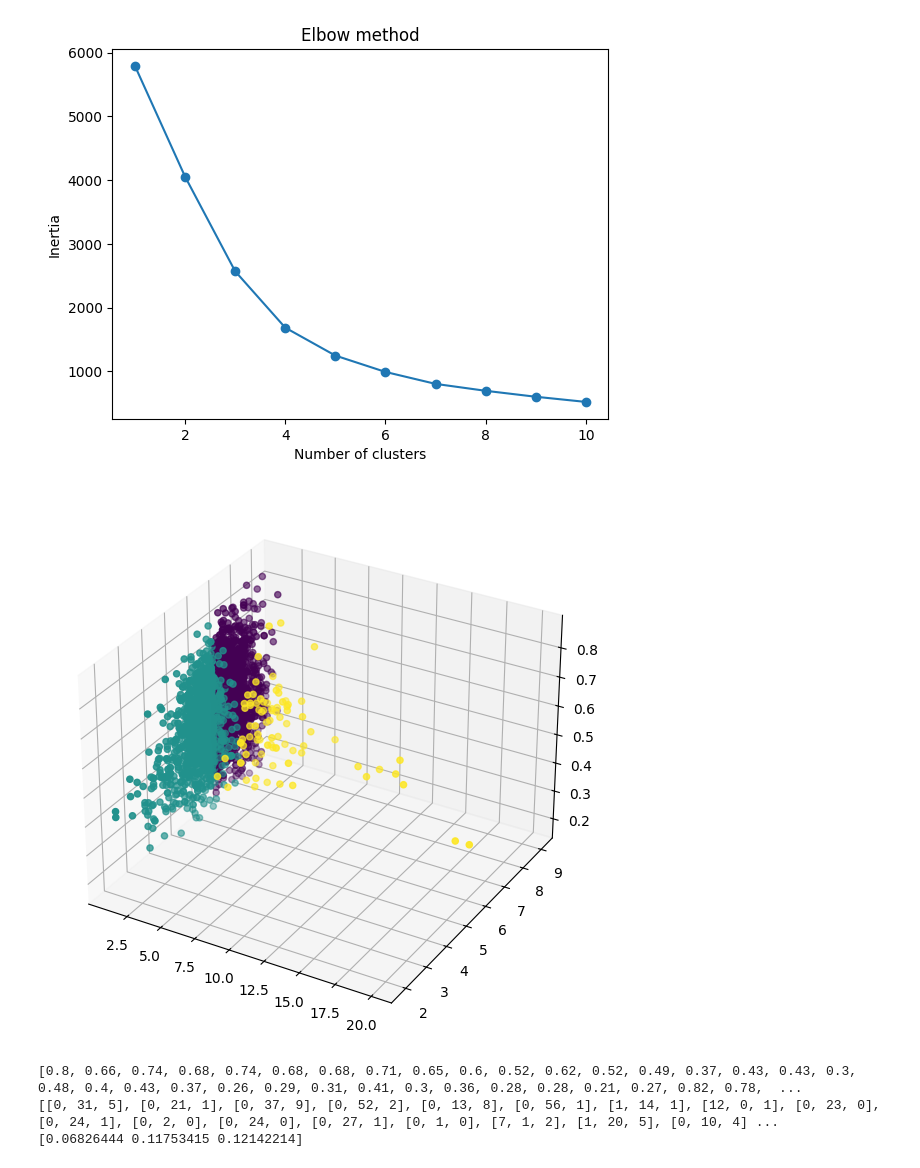
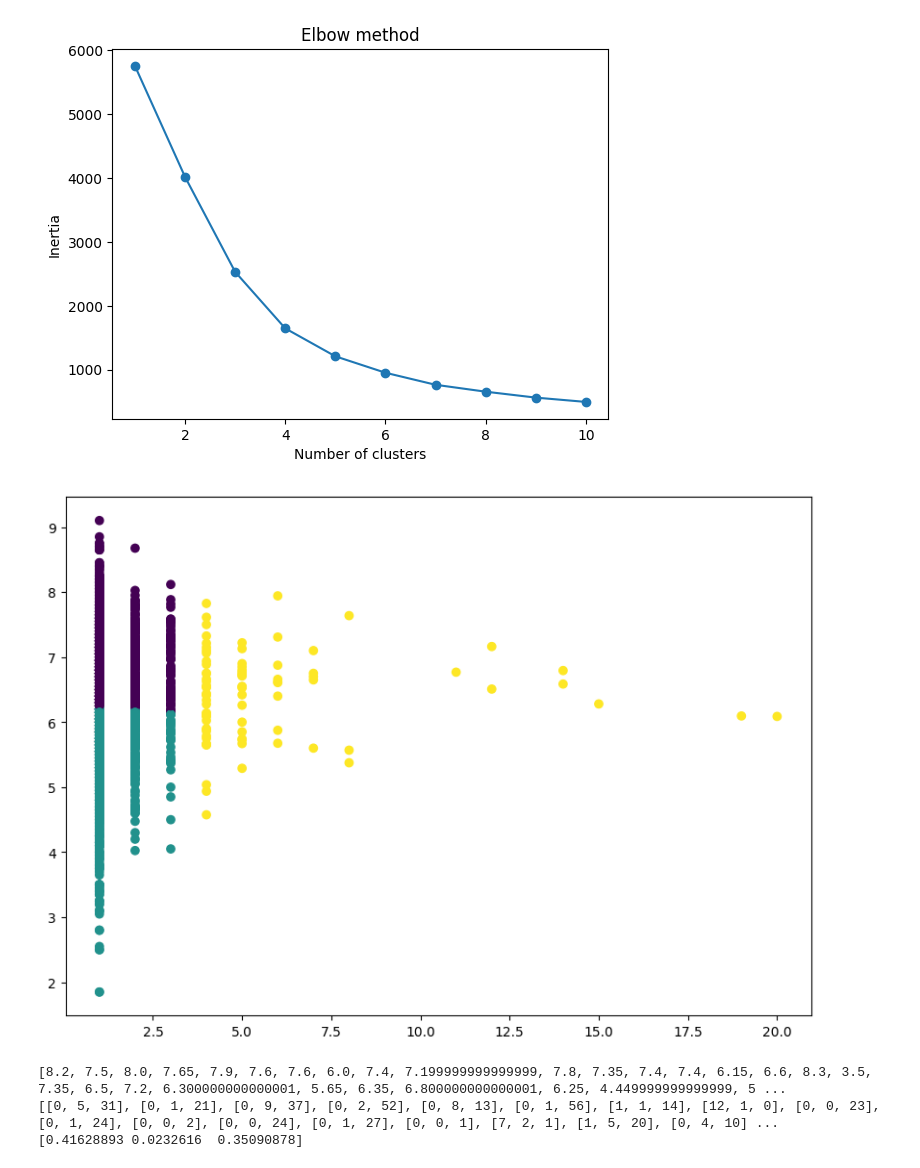
Before and after one commit to XiaoyingChen924/Movie_Popularity_Analysis, a Jupyter notebook: actor_director_preprocseeing.ipynb, the cells around one changed output. Cells and saved outputs as stored; diff of their text form; code cells hidden in the pictures.

```diff
--- a/actor_director_preprocseeing.ipynb
+++ b/actor_director_preprocseeing.ipynb
@@ -106,7 +106,8 @@ from mpl_toolkits import mplot3d
 import itertools
 # %%
 actor_df = pd.read_csv("actor.csv")
-data = list(zip(actor_df["num_of_movie"], actor_df["avg_score"], actor_df["avg_popularity"]))
+data = list(zip(actor_df["num_of_movie"], actor_df["avg_score"] )) #, actor_df["avg_popularity"]))
+inertias = []
 inertias = []
 
 for i in range(1,11):
@@ -144,6 +147,6 @@ df_comb.to_csv('actor.csv', index=False)
 # %%
 director_df = pd.read_csv("director.csv")
-data = list(zip(director_df["num_of_movie"], director_df["avg_score"], director_df["avg_popularity"]))
+data = list(zip(director_df["num_of_movie"], director_df["avg_score"]))
 inertias = []
 
 for i in range(1,11):
@@ -161,24 +164,26 @@ plt.show()
 # %%
 kmeans = KMeans(n_clusters=3)
 kmeans.fit(data)
 label = kmeans.labels_
 
-fig = plt.figure(figsize = (10, 7))
-ax = plt.axes(projection ="3d")
+#fig = plt.figure(figsize = (10, 7))
+#ax = plt.axes(projection ="3d")
 
-# Creating plot
-ax.scatter3D(director_df["num_of_movie"], director_df["avg_score"], director_df["avg_popularity"], c=label)
+# Creating plot, director_df["avg_popularity"]
+#ax.scatter3D(director_df["num_of_movie"], director_df["avg_score"], c=label)
 
+plt.figure(figsize=(10, 7))
+plt.scatter(director_df["num_of_movie"], director_df["avg_score"], c=label, marker='o')
 
 #plt.scatter(actor_df["num_of_movie"], actor_df["avg_score"], actor_df["avg_popularity"], c=label)
 #plt.show()
 
 
 df = pd.DataFrame({'ClusterLabel': label})
 df_comb = pd.concat([director_df,df], axis=1, join='inner')
 df_comb.to_csv('director.csv', index=False)
 # %% [output]
-[figure, old version]
+[figure, new version]
 # %%
 def contain_popular_actor(name,p_actor_dict):
     result = [0,1,2]
@@ -204,7 +209,7 @@ for id, data in movies_dict.items():
     if(id[1] == 's'):
         continue
     result = contain_popular_actor(data[2],p_actor_dict)
-    result.append((data[1])) #data[1] in movie_dict refer to popularity score
+    result.append((data[0])) #data[1] in movie_dict refer to popularity score
     p_movie_dict[id] = result
 
 # p_movi_dict is in the format {movie_id:[[0,num_of_actor_w_label0],[1,num_of_actor_w_label1],[2,num_of_actor_w_label2]]}
@@ -256,9 +261,9 @@ mi = mutual_info_regression(pop_actor, movie_popularity)
 #print(high_pop_mi, mid_pop_mi, low_pop_mi)
 print(mi)
 # %% [output]
-[0.8, 0.66, 0.74, 0.68, 0.74, 0.68, 0.68, 0.71, 0.65, 0.6, 0.52, 0.62, 0.52, 0.49, 0.37, 0.43, 0.43, 0.3, 0.48, 0.4, 0.43, 0.37, 0.26, 0.29, 0.31, 0.41, 0.3, 0.36, 0.28, 0.28, 0.21, 0.27, 0.82, 0.78,  ...
-[[0, 31, 5], [0, 21, 1], [0, 37, 9], [0, 52, 2], [0, 13, 8], [0, 56, 1], [1, 14, 1], [12, 0, 1], [0, 23, 0], [0, 24, 1], [0, 2, 0], [0, 24, 0], [0, 27, 1], [0, 1, 0], [7, 1, 2], [1, 20, 5], [0, 10, 4] ...
-[0.06826444 0.11753415 0.12142214]
+[8.2, 7.5, 8.0, 7.65, 7.9, 7.6, 7.6, 6.0, 7.4, 7.199999999999999, 7.8, 7.35, 7.4, 7.4, 6.15, 6.6, 8.3, 3.5, 7.35, 6.5, 7.2, 6.300000000000001, 5.65, 6.35, 6.800000000000001, 6.25, 4.449999999999999, 5 ...
+[[0, 5, 31], [0, 1, 21], [0, 9, 37], [0, 2, 52], [0, 8, 13], [0, 1, 56], [1, 1, 14], [12, 1, 0], [0, 0, 23], [0, 1, 24], [0, 0, 2], [0, 0, 24], [0, 1, 27], [0, 0, 1], [7, 2, 1], [1, 5, 20], [0, 4, 10] ...
+[0.41628893 0.0232616  0.35090878]
 # %%
 director = pd.read_csv("director.csv")
 movie = pd.read_csv("score_preprocessing.csv")
```
Also changed, not shown: parts of 3 cells of this notebook, 2 other files.
